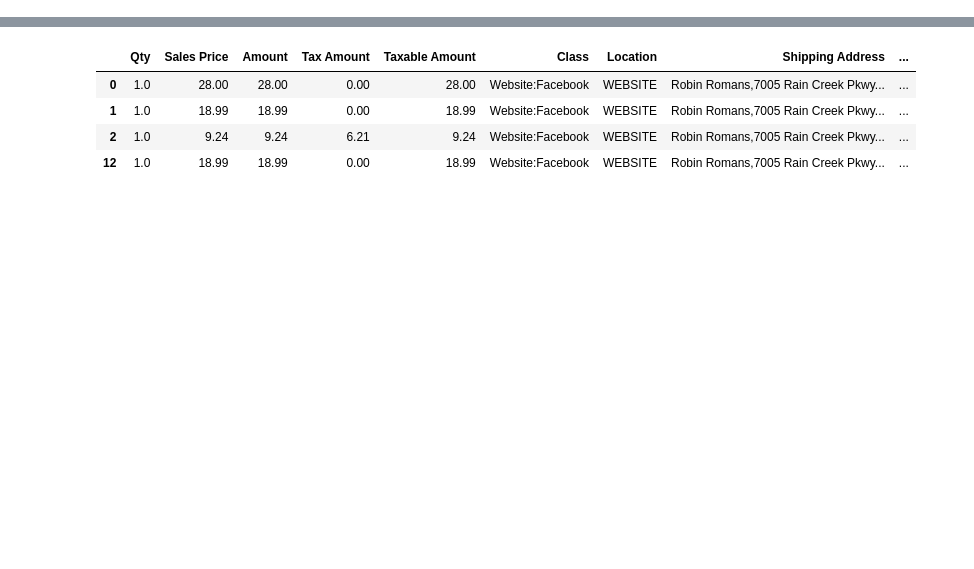
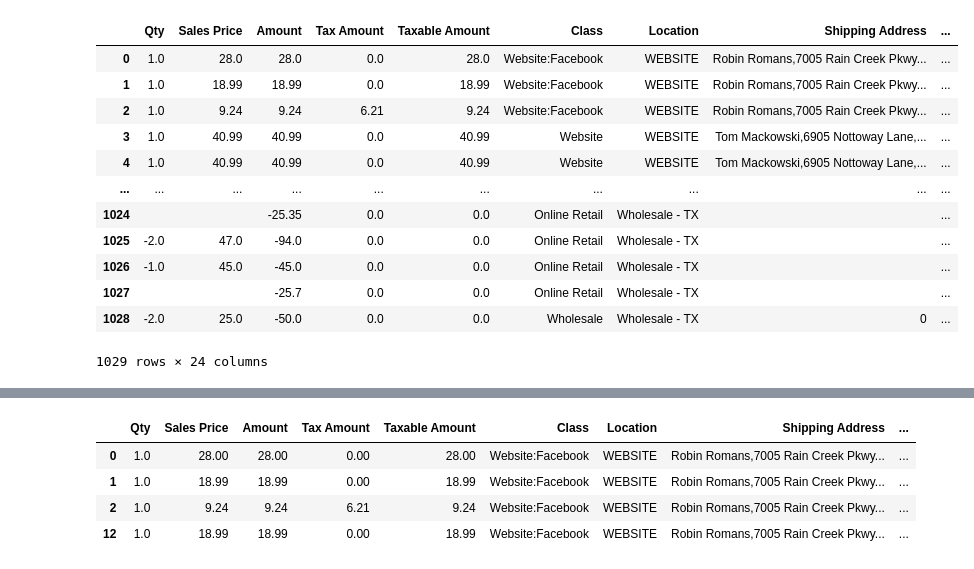
Before and after one commit to CosmicSurgery/Texas-Tax-Code-Lookup, a Jupyter notebook: testing_usaddress.ipynb, the cells around one changed output, grey strips where cells are left out. Saved outputs shown, nothing was run; the diff lists cells and outputs as text; code cells hidden in the pictures; blank space fills up the shorter version.

```diff
--- a/testing_usaddress.ipynb
+++ b/testing_usaddress.ipynb
@@ -72,0 +53,13 @@ array(['7005 Rain Creek Pkwy', '6905 Nottoway Lane',
+# %%
+data = [['7005 Rain Creek Pkwy', '1', '.0625000', '2227016', '.0100000', '3227999', '.0100000', 'NaN', 'NaN', 'NaN', 'NaN', 'NaN', 'NaN'],
+        ['6905 Nottoway Lane', '1', '.0625000', 'NaN', 'NaN', 'NaN', 'NaN', '5100508', '.0200000', 'NaN', 'NaN', 'NaN', 'NaN'],
+        ['1926 Belmont Boulevard', '1', '.0625000', '2221012', '.0200000', 'NaN', 'NaN', 'NaN', 'NaN', 'NaN', 'NaN', 'NaN', 'NaN'],
+        ['6925 Snider Plaza', '1', '.0625000', '2057075', '.0100000', '3057994', '.0100000', 'NaN', 'NaN', 'NaN', 'NaN', 'NaN', 'NaN'],
+        ['2050 Stemmons Frwy', '1', '.0625000', '2057011', '.0100000', '3057994', '.0100000', 'NaN', 'NaN', 'NaN', 'NaN', 'NaN', 'NaN']]
+
+columns = ['STREET', 'STATE CODE', 'STATE RATE', 'CITY CODE', 'CITY RATE', 'TRANSIT CODE', 'TRANSIT RATE', 'SPD CODE', 'SPD RATE', 'COUNTY CODE', 'COUNTY RATE', 'COMBO CODE', 'COMBO RATE']
+
+test = pd.DataFrame(data, columns=columns)
+test.set_index('STREET', inplace=True)  # Set the street names as index
+
+test.head()
@@ -72,0 +74,20 @@ array(['7005 Rain Creek Pkwy', '6905 Nottoway Lane',
+# %%
+merged_df = df.merge(test, how='left', left_on='Street Address', right_index=True)
+merged_df = merged_df.replace('NaN', '', regex=True)
+merged_df = merged_df.replace(np.nan, '', regex=True)
+merged_df
+# merged_df.to_excel('debug.xlsx')
+# %% [output]
+|  | Qty | Sales Price | Amount | Tax Amount | Taxable Amount | Class | Location | Shipping Address | ... |
+| 0 | 1.0 | 28.0 | 28.0 | 0.0 | 28.0 | Website:Facebook | WEBSITE | Robin Romans,7005 Rain Creek Pkwy... | ... |
+| 1 | 1.0 | 18.99 | 18.99 | 0.0 | 18.99 | Website:Facebook | WEBSITE | Robin Romans,7005 Rain Creek Pkwy... | ... |
+| 2 | 1.0 | 9.24 | 9.24 | 6.21 | 9.24 | Website:Facebook | WEBSITE | Robin Romans,7005 Rain Creek Pkwy... | ... |
+| 3 | 1.0 | 40.99 | 40.99 | 0.0 | 40.99 | Website | WEBSITE | Tom Mackowski,6905 Nottoway Lane,... | ... |
+| 4 | 1.0 | 40.99 | 40.99 | 0.0 | 40.99 | Website | WEBSITE | Tom Mackowski,6905 Nottoway Lane,... | ... |
+| ... | ... | ... | ... | ... | ... | ... | ... | ... | ... |
+| 1024 |  |  | -25.35 | 0.0 | 0.0 | Online Retail | Wholesale - TX |  | ... |
+| 1025 | -2.0 | 47.0 | -94.0 | 0.0 | 0.0 | Online Retail | Wholesale - TX |  | ... |
+| 1026 | -1.0 | 45.0 | -45.0 | 0.0 | 0.0 | Online Retail | Wholesale - TX |  | ... |
+| 1027 |  |  | -25.7 | 0.0 | 0.0 | Online Retail | Wholesale - TX |  | ... |
+| 1028 | -2.0 | 25.0 | -50.0 | 0.0 | 0.0 | Wholesale | Wholesale - TX | 0 | ... |
+1029 rows × 24 columns
```
Also changed, not shown: parts of 9 cells of this notebook, 2 other files.
